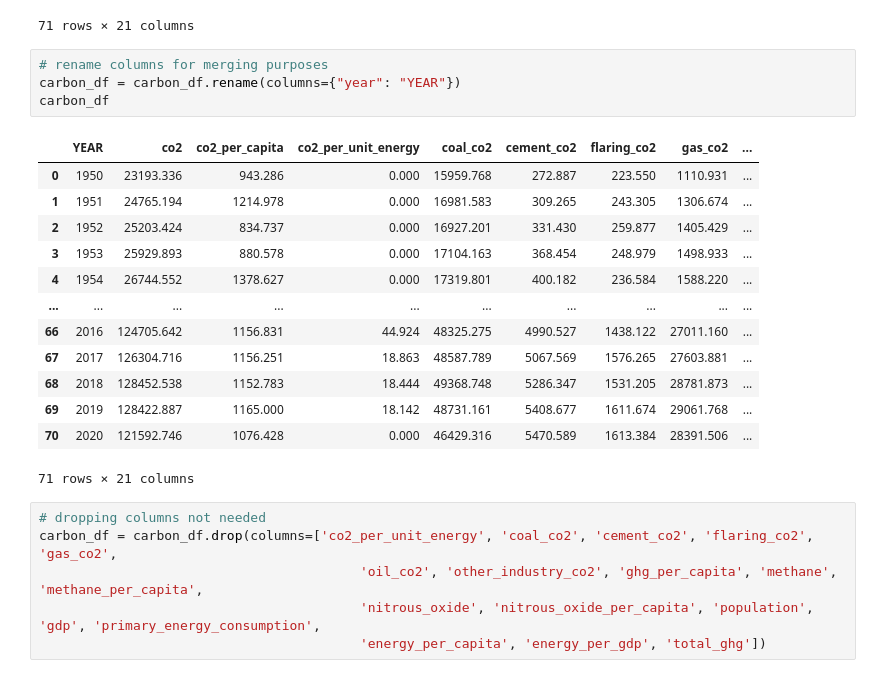
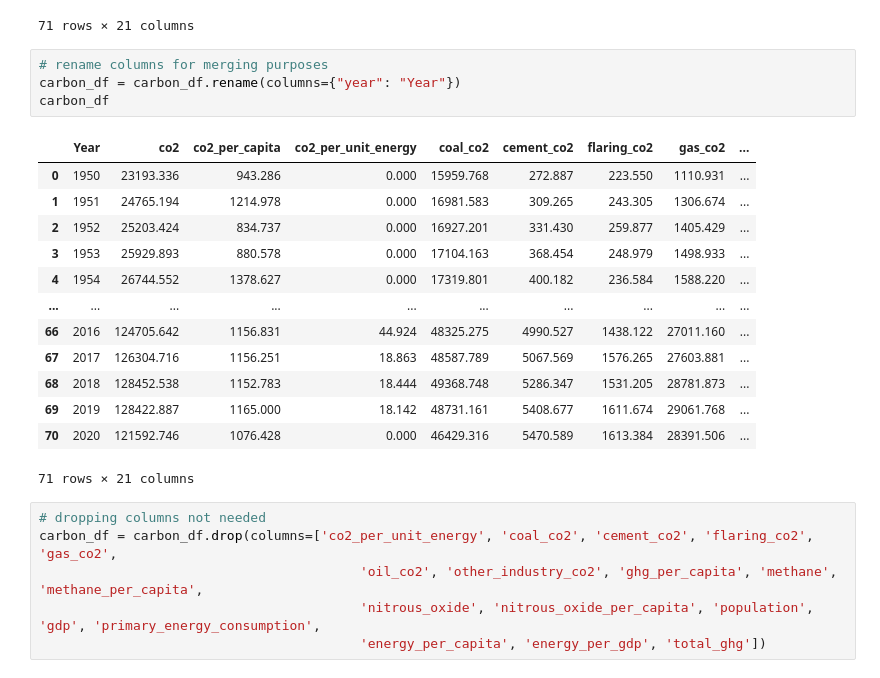
Before and after one commit to sweazysm/Final_Project, a Jupyter notebook: test_data/machine_learning_test.ipynb, the cells around one changed output. Drawn from its saved outputs; the diff is of its cells as text.

```diff
--- a/test_data/machine_learning_test.ipynb
+++ b/test_data/machine_learning_test.ipynb
@@ -314,10 +448,10 @@ carbon_df
 71 rows × 21 columns
 # %%
 # rename columns for merging purposes
-carbon_df = carbon_df.rename(columns={"year": "YEAR"})
+carbon_df = carbon_df.rename(columns={"year": "Year"})
 carbon_df
 # %% [output]
-|  | YEAR | co2 | co2_per_capita | co2_per_unit_energy | coal_co2 | cement_co2 | flaring_co2 | gas_co2 | ... |
+|  | Year | co2 | co2_per_capita | co2_per_unit_energy | coal_co2 | cement_co2 | flaring_co2 | gas_co2 | ... |
 | 0 | 1950 | 23193.336 | 943.286 | 0.000 | 15959.768 | 272.887 | 223.550 | 1110.931 | ... |
 | 1 | 1951 | 24765.194 | 1214.978 | 0.000 | 16981.583 | 309.265 | 243.305 | 1306.674 | ... |
 | 2 | 1952 | 25203.424 | 834.737 | 0.000 | 16927.201 | 331.430 | 259.877 | 1405.429 | ... |
```
Also changed, not shown: parts of 95 cells of this notebook.
